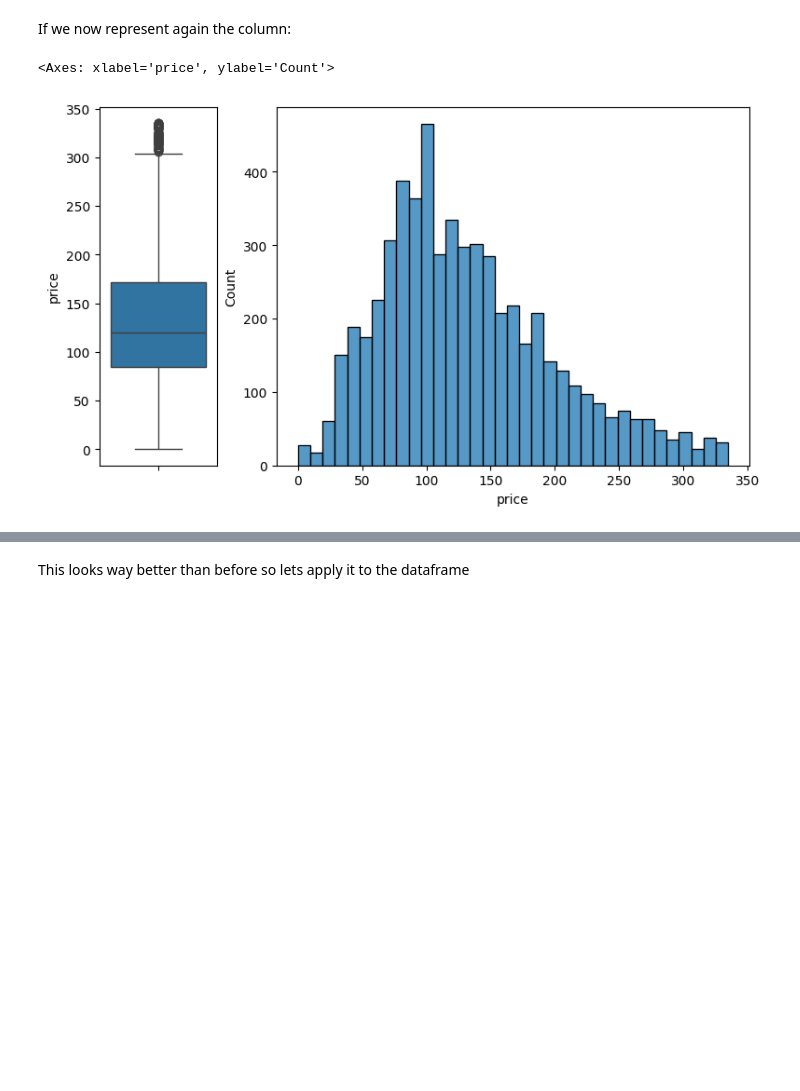
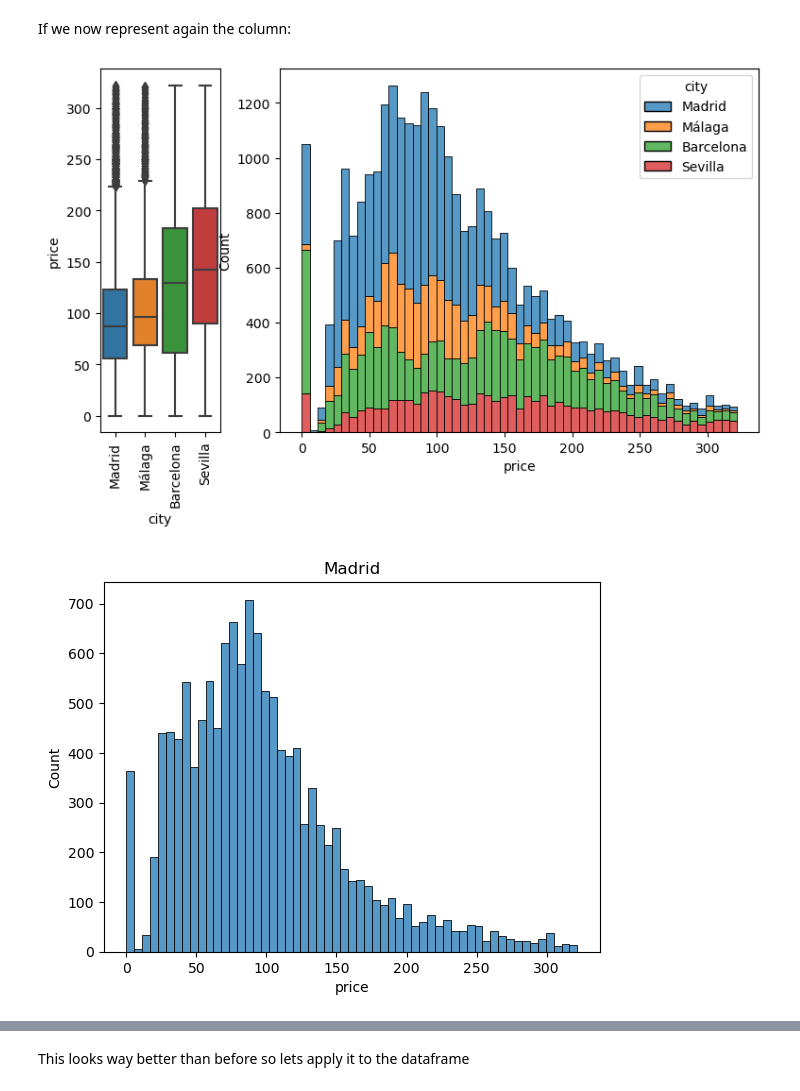
Before and after one commit to Nilsvanesostos/ML-Project, a Jupyter notebook: Code/ML.ipynb, the cells around one changed output, grey strips where cells are left out. Drawn from its saved outputs; the diff is of its cells as text; code cells hidden in the pictures; blank space fills up the shorter version.

```diff
--- a/Code/ML.ipynb
+++ b/Code/ML.ipynb
@@ -45,4 +158,2 @@ def haversine_distance(row, ref_lat, ref_lon):
 # %% [markdown]
 ## Preprocessing
-# %%
-df = pd.read_csv("Sevilla/listings/listings.csv")
@@ -274,6 +270,13 @@ for c, axis in zip(columns, axes):
 In the previous plot, we see that there are several outliers in both 'bathrooms' and 'price'. For now, we will not make any changes on 'bathrooms' but we will do some outlier detection on price.
 # %%
 fig, axes= plt.subplots(1,2, gridspec_kw={'width_ratios': [1, 4]}, figsize=(9,5))
-sns.boxplot(data=df['price'],ax=axes[0])
-sns.histplot(data=df, x='price',ax=axes[1])
+sns.boxplot(x="city", y="price", data=df[df['price'] < 500],ax=axes[0])
+axes[0].tick_params(axis='x', labelrotation=90)
+sns.histplot(data=df[df['price'] < 500], x='price',ax=axes[1], hue="city",  multiple="stack")
+
+plt.show()
+
+for city in ("Madrid", "Málaga", "Barcelona", "Sevilla"):
+    sns.histplot(data=df[(df['price'] < 500)], x='price',ax=axes[1], hue="city",  multiple="stack")
+    plt.show()
 # %% [output]
@@ -294,10 +305,20 @@ sum(small_outliers), sum(big_outliers)
 # %% [markdown]
 If we now represent again the column:
 # %%
+
 newdf = df[~(small_outliers | big_outliers)]
 fig, axes= plt.subplots(1,2, gridspec_kw={'width_ratios': [1, 4]}, figsize=(9,5))
-sns.boxplot(data=newdf['price'],ax=axes[0])
-sns.histplot(data=newdf, x='price',ax=axes[1])
+sns.boxplot(data=newdf,ax=axes[0], x="city", y="price")
+axes[0].tick_params(axis='x', labelrotation=90)
+sns.histplot(data=newdf, x='price',ax=axes[1], hue="city", multiple="stack")
+
+
+plt.show()
+
+for city in ("Madrid", "Málaga", "Barcelona", "Sevilla"):
+    sns.histplot(data=newdf[newdf['city'] == city], x='price')
+    plt.title(city)
+    plt.show()
 # %% [output]
-<Axes: xlabel='price', ylabel='Count'>
-[figure, old version]
+[figure, new version]
+[figure, added]
```
Also changed, not shown: parts of 50 cells of this notebook.
